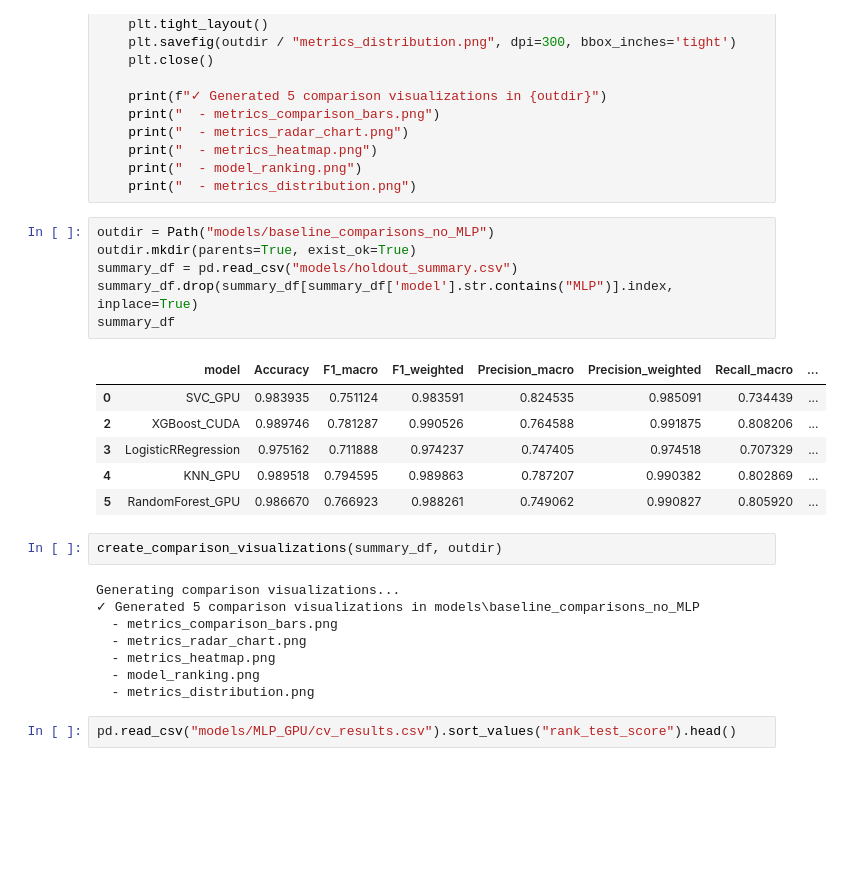
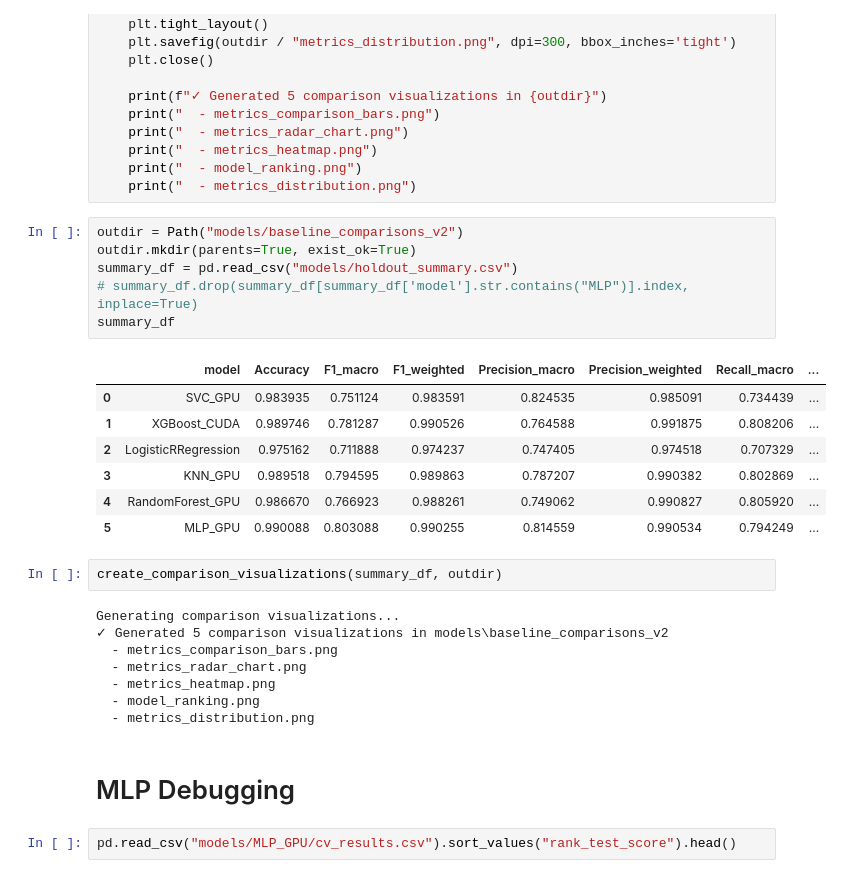
Before and after one commit to NoahWeaves/8001FinalProject, a Jupyter notebook: model_comparison_viz.ipynb, the cells around one changed output. Drawn from its saved outputs; the diff is of its cells as text; blank space fills up the shorter version.

Commit message:
After completing training on MLP baseline model, updated the model comparison visualizations to include the MLP results again and saved them in a new directory for better organization.

```diff
--- a/model_comparison_viz.ipynb
+++ b/model_comparison_viz.ipynb
@@ -182,28 +182,31 @@ def create_comparison_visualizations(summary_df, outdir):
     print("  - model_ranking.png")
     print("  - metrics_distribution.png")
 # %%
-outdir = Path("models/baseline_comparisons_no_MLP")
+outdir = Path("models/baseline_comparisons_v2")
 outdir.mkdir(parents=True, exist_ok=True)
 summary_df = pd.read_csv("models/holdout_summary.csv")
-summary_df.drop(summary_df[summary_df['model'].str.contains("MLP")].index, inplace=True)
+# summary_df.drop(summary_df[summary_df['model'].str.contains("MLP")].index, inplace=True)
 summary_df
 # %% [output]
 |  | model | Accuracy | F1_macro | F1_weighted | Precision_macro | Precision_weighted | Recall_macro | ... |
 | 0 | SVC_GPU | 0.983935 | 0.751124 | 0.983591 | 0.824535 | 0.985091 | 0.734439 | ... |
-| 2 | XGBoost_CUDA | 0.989746 | 0.781287 | 0.990526 | 0.764588 | 0.991875 | 0.808206 | ... |
-| 3 | LogisticRRegression | 0.975162 | 0.711888 | 0.974237 | 0.747405 | 0.974518 | 0.707329 | ... |
-| 4 | KNN_GPU | 0.989518 | 0.794595 | 0.989863 | 0.787207 | 0.990382 | 0.802869 | ... |
-| 5 | RandomForest_GPU | 0.986670 | 0.766923 | 0.988261 | 0.749062 | 0.990827 | 0.805920 | ... |
+| 1 | XGBoost_CUDA | 0.989746 | 0.781287 | 0.990526 | 0.764588 | 0.991875 | 0.808206 | ... |
+| 2 | LogisticRRegression | 0.975162 | 0.711888 | 0.974237 | 0.747405 | 0.974518 | 0.707329 | ... |
+| 3 | KNN_GPU | 0.989518 | 0.794595 | 0.989863 | 0.787207 | 0.990382 | 0.802869 | ... |
+| 4 | RandomForest_GPU | 0.986670 | 0.766923 | 0.988261 | 0.749062 | 0.990827 | 0.805920 | ... |
+| 5 | MLP_GPU | 0.990088 | 0.803088 | 0.990255 | 0.814559 | 0.990534 | 0.794249 | ... |
 # %%
 create_comparison_visualizations(summary_df, outdir)
 # %% [output]
 Generating comparison visualizations...
-✓ Generated 5 comparison visualizations in models\baseline_comparisons_no_MLP
+✓ Generated 5 comparison visualizations in models\baseline_comparisons_v2
   - metrics_comparison_bars.png
   - metrics_radar_chart.png
   - metrics_heatmap.png
   - model_ranking.png
   - metrics_distribution.png
+# %% [markdown]
+# MLP Debugging
 # %%
 pd.read_csv("models/MLP_GPU/cv_results.csv").sort_values("rank_test_score").head()
 # %% [output]
```
Also changed, not shown: 14 other files.
